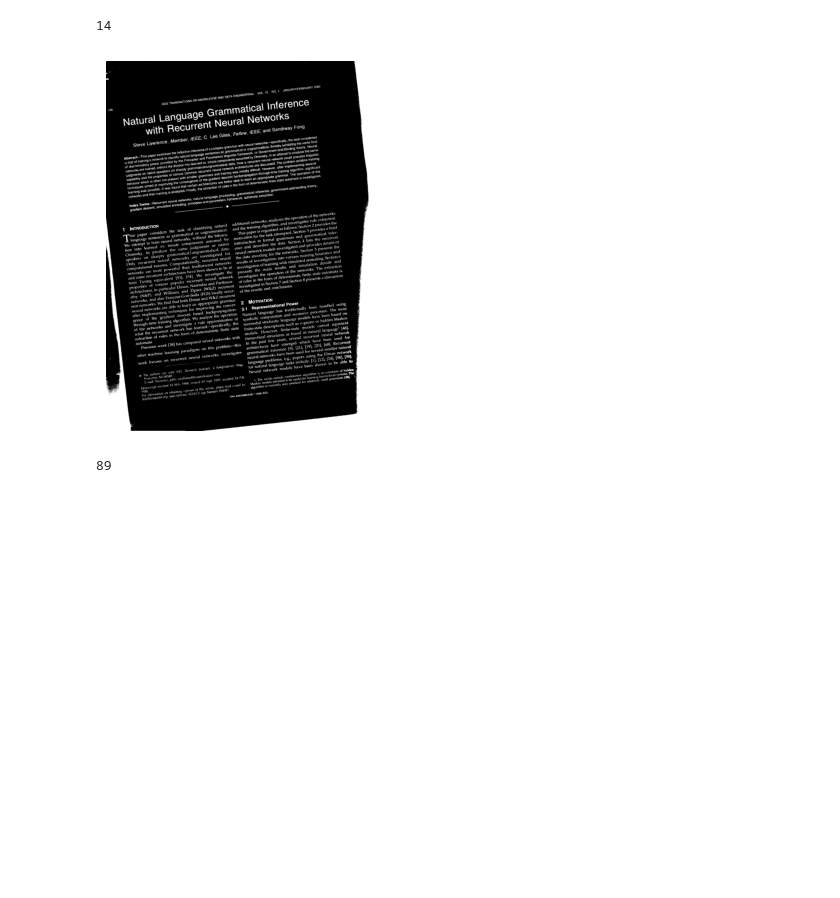
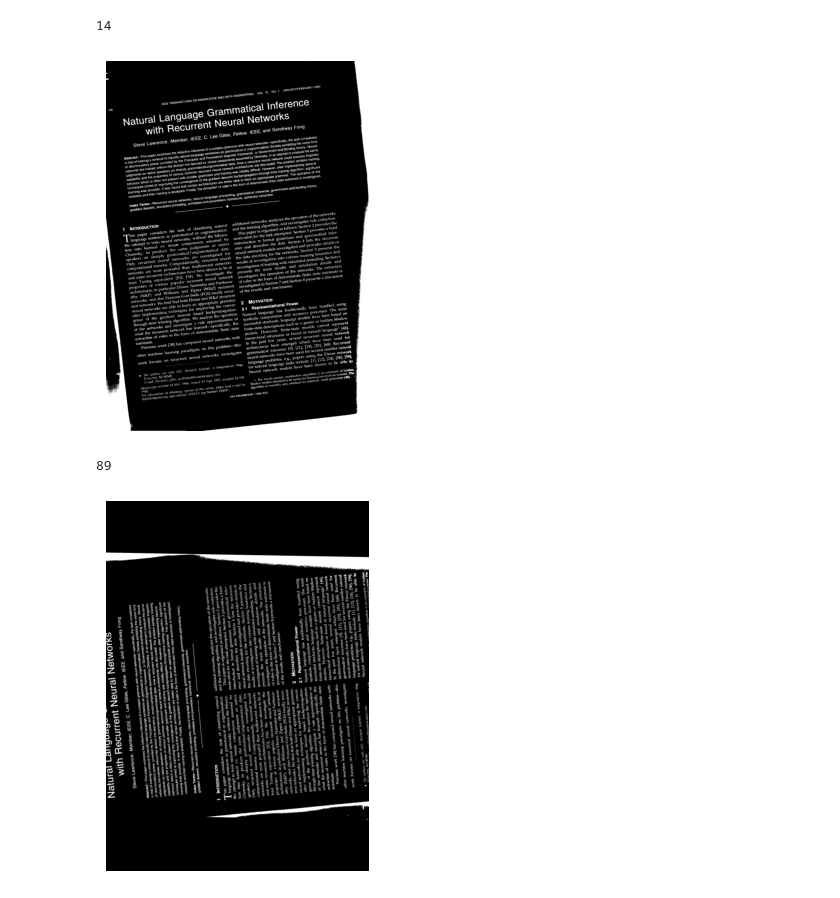
Before and after one commit to salocinrevenge/Grafica, a Jupyter notebook: mc920/trabalho3/notebook.ipynb, the cells around one changed output. Saved outputs shown, nothing was run; the diff lists cells and outputs as text; code cells hidden in the pictures; blank space fills up the shorter version.

```diff
--- a/mc920/trabalho3/notebook.ipynb
+++ b/mc920/trabalho3/notebook.ipynb
@@ -207,11 +207,13 @@ print(encontrar_angulo_projecao_horizontal(imagem_neg_28))
 # %%
 imagem_neg_28 = cv2.bitwise_not(cv2.imread('sample2.png', cv2.CHAIN_APPROX_SIMPLE))
 mostrar(imagem_neg_28, cmaps='gray')
 
 print(encontrar_angulo_projecao_horizontal(imagem_neg_28))
+mostrar(rotaciona(imagem_neg_28, encontrar_angulo_projecao_horizontal(imagem_neg_28)), cmaps='gray')
 # %% [output]
 [figure]
 89
+[figure, added]
 # %%
 imagem_neg_28 = cv2.bitwise_not(cv2.imread('partitura.png', cv2.CHAIN_APPROX_SIMPLE))
 mostrar(imagem_neg_28, cmaps='gray')
```
Also changed, not shown: parts of 8 cells of this notebook.
